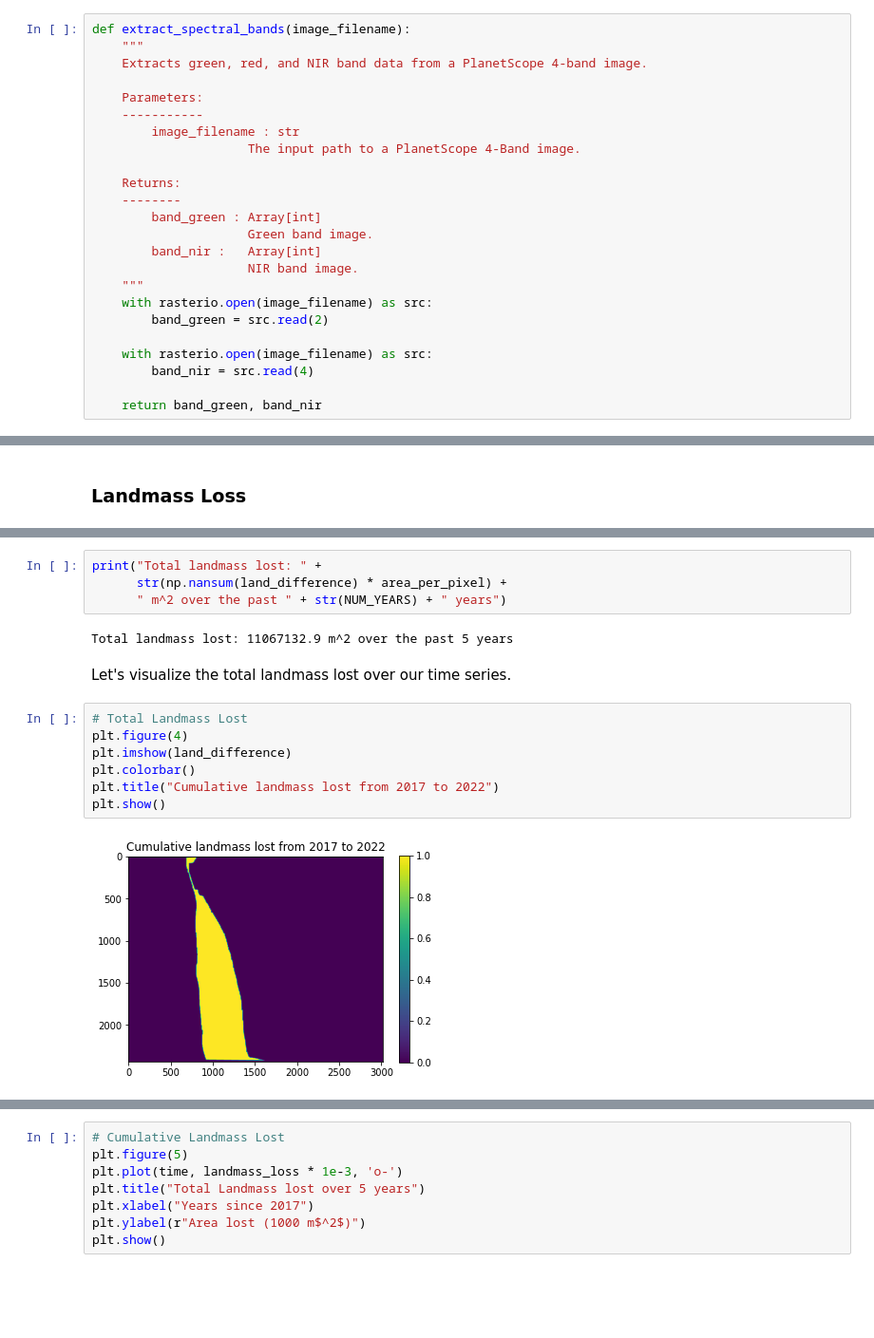
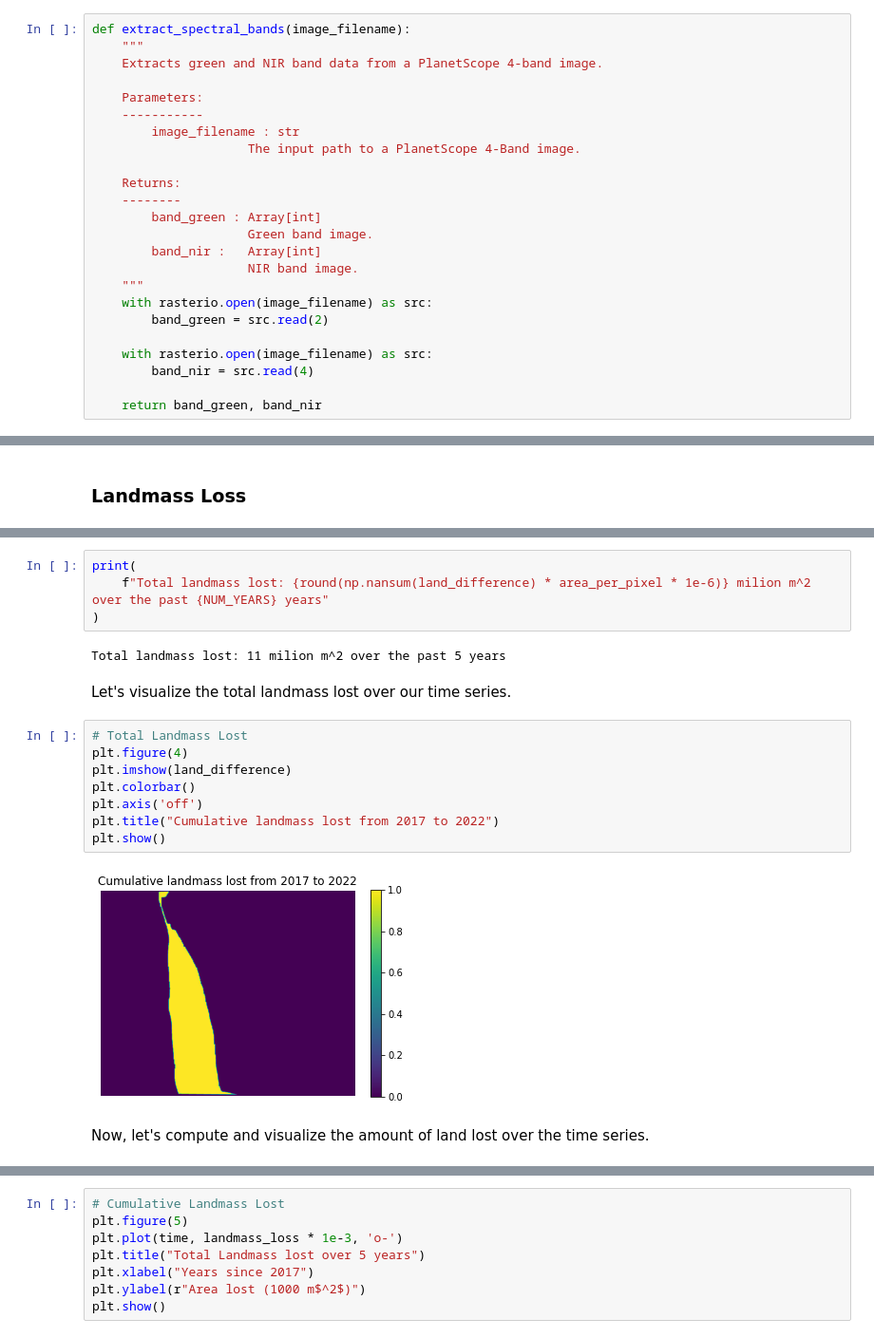
Before and after one commit to planetlabs/notebooks, a Jupyter notebook: jupyter-notebooks/scipy-2022-workshop/coastline_analysis.ipynb, the cells around one changed output, grey strips where cells are left out. Shown at 95% size. Cells and saved outputs as stored; diff of their text form; blank space fills up the shorter version.

```diff
--- a/jupyter-notebooks/scipy-2022-workshop/coastline_analysis.ipynb
+++ b/jupyter-notebooks/scipy-2022-workshop/coastline_analysis.ipynb
@@ -56,7 +63,7 @@ to find which pixels are associated to water and which are associated to land.
 # %%
 def extract_spectral_bands(image_filename):
     """
-    Extracts green, red, and NIR band data from a PlanetScope 4-band image.
+    Extracts green and NIR band data from a PlanetScope 4-band image.
 
     Parameters:
     -----------
@@ -360,17 +402,20 @@ landmass_loss_acceleration = np.diff(landmass_loss_velocity) / np.diff(
 # %%
-print("Total landmass lost: " +
-      str(np.nansum(land_difference) * area_per_pixel) +
-      " m^2 over the past " + str(NUM_YEARS) + " years")
+print(
+    f"Total landmass lost: {round(np.nansum(land_difference) * area_per_pixel * 1e-6)} milion m^2 over the past {NUM_YEARS} years"
+)
 # %% [output]
-Total landmass lost: 11067132.9 m^2 over the past 5 years
+Total landmass lost: 11 milion m^2 over the past 5 years
 # %% [markdown]
 Let's visualize the total landmass lost over our time series.
 # %%
 # Total Landmass Lost
 plt.figure(4)
 plt.imshow(land_difference)
 plt.colorbar()
+plt.axis('off')
 plt.title("Cumulative landmass lost from 2017 to 2022")
 plt.show()
 # %% [output]
-[figure, old version]
+[figure, new version]
+# %% [markdown]
+Now, let's compute and visualize the amount of land lost over the time series.
```
Also changed, not shown: parts of 57 cells of this notebook.
